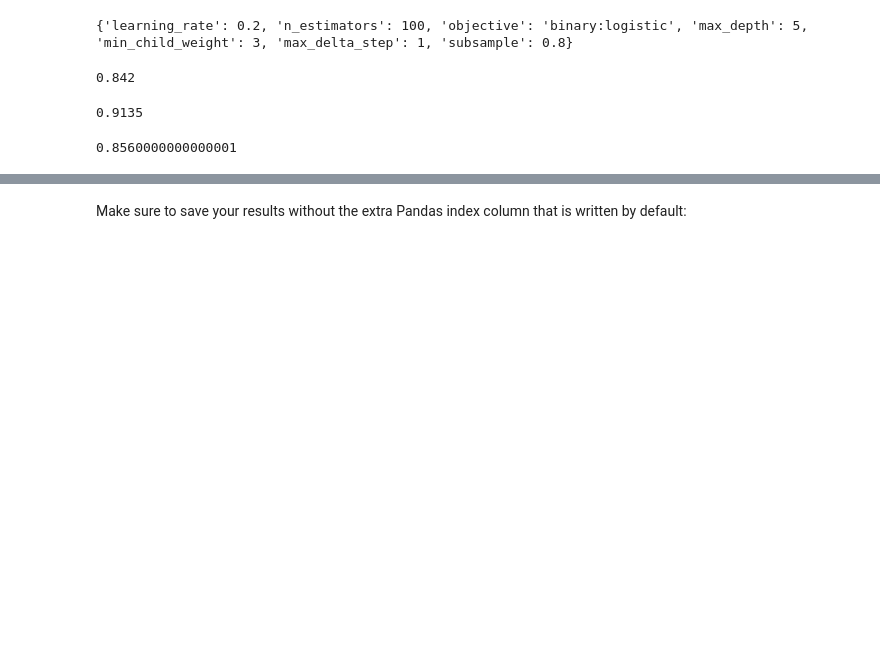
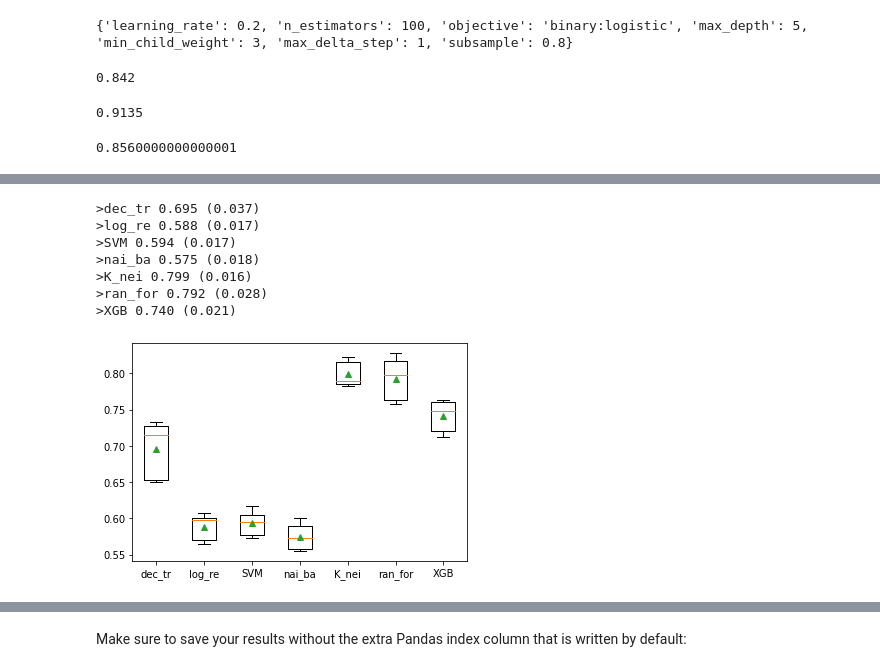
Before and after one commit to killianraes/Machine_Learning_course_UGent_D012554_kaggle, a Jupyter notebook: Eye_blinking_prediction/workpage.ipynb, the cells around one changed output, grey strips where cells are left out. Saved outputs shown, nothing was run; the diff lists cells and outputs as text; code cells hidden in the pictures; blank space fills up the shorter version.

```diff
--- a/Eye_blinking_prediction/workpage.ipynb
+++ b/Eye_blinking_prediction/workpage.ipynb
@@ -814,3 +815,19 @@ scores = cross_val_score(model, X_train, y_train, cv=5, scoring='accuracy')
 print(np.mean(scores))
 # %% [output]
 0.8560000000000001
+# %%
+import pandas as pd
+import numpy as np
+from sklearn.feature_selection import SelectKBest
+from sklearn.feature_selection import chi2
+#apply SelectKBest class to extract top 10 best features
+X_data = trainset.copy()
+y = X_data.pop('label')
+bestfeatures = SelectKBest(score_func=chi2, k=14)
+fit = bestfeatures.fit(X_data,y)
+dfscores = pd.DataFrame(fit.scores_)
+dfcolumns = pd.DataFrame(X.columns)
+#concat two dataframes for better visualization
+featureScores = pd.concat([dfcolumns,dfscores],axis=1)
+featureScores.columns = ['Specs','Score']  #naming the dataframe columns
+print(featureScores.nlargest(14,'Score'))  #print 10 best features
@@ -816,0 +850,41 @@ print(np.mean(scores))
+# %%
+#What happens when individual models are trained with the 5 best features?
+X = pd.DataFrame()
+X['AF4'] = X_data.AF4
+X['F8'] = X_data.F8
+X['AF3'] = X_data.AF3
+X['F7'] = X_data.F7
+X['FC6'] = X_data.FC6
+X['F4'] = X_data.F4
+X['T8'] = X_data.T8
+X['P7'] = X_data.P7
+models = dict()
+models['dec_tr'] = DecisionTreeClassifier()
+models['log_re'] = LogisticRegression()
+models['SVM'] = SVC()
+models['nai_ba'] = GaussianNB()
+models['K_nei'] = KNeighborsClassifier()
+models['ran_for'] = RandomForestClassifier()
+models['XGB'] = XGBClassifier()
+
+results = list()
+names = list()
+for name, model in models.items():
+  scores = cross_val_score(model, X, y)
+  results.append(scores)
+  names.append(name)
+  print('>%s %.3f (%.3f)' %(name, np.mean(scores), np.std(scores)))
+
+from matplotlib import pyplot
+
+pyplot.boxplot(results, labels=names, showmeans=True)
+pyplot.show()
+# %% [output]
+>dec_tr 0.695 (0.037)
+>log_re 0.588 (0.017)
+>SVM 0.594 (0.017)
+>nai_ba 0.575 (0.018)
+>K_nei 0.799 (0.016)
+>ran_for 0.792 (0.028)
+>XGB 0.740 (0.021)
+[figure, added]
```
Also changed, not shown: parts of 3 cells of this notebook.
